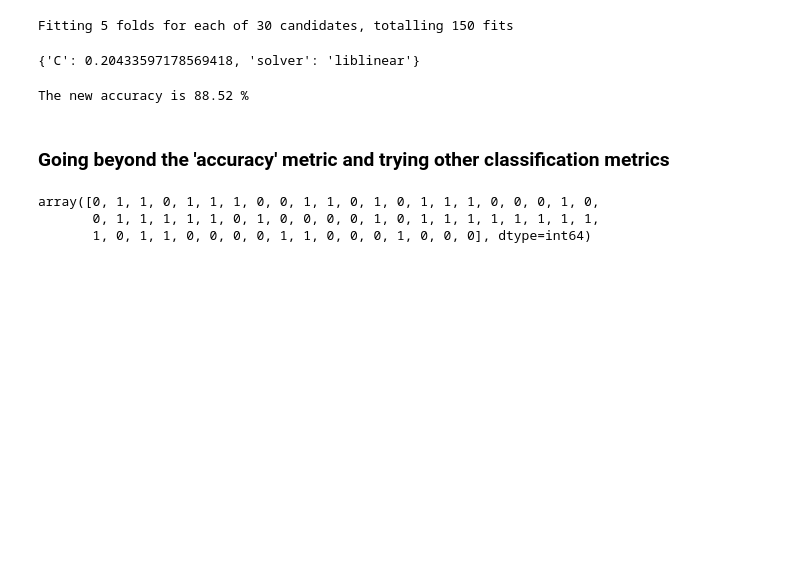
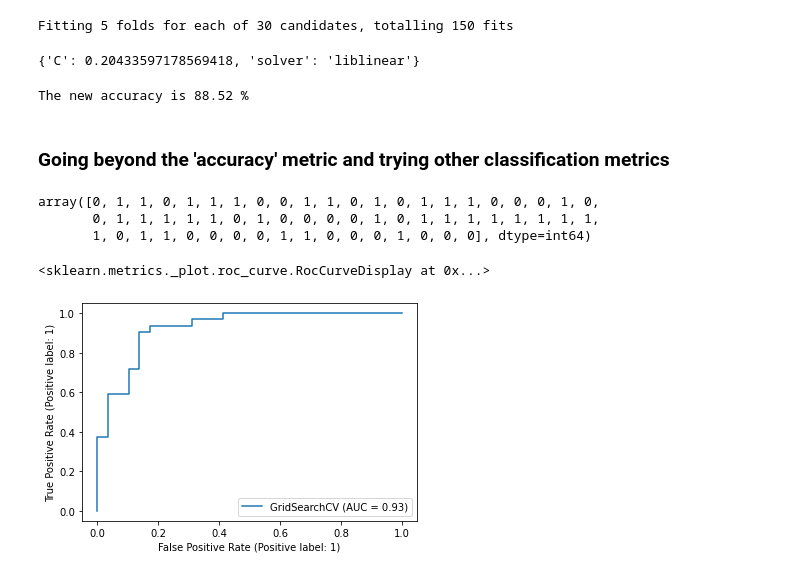
Before and after one commit to Melchizedeke/Heart-Disease-Classification-using-machine-Learning, a Jupyter notebook: codes.ipynb, the cells around one changed output. Cells and saved outputs as stored; diff of their text form; code cells hidden in the pictures; blank space fills up the shorter version.

Commit message:
Plotted the ROC curve

```diff
--- a/codes.ipynb
+++ b/codes.ipynb
@@ -604,3 +604,9 @@ y_preds
 array([0, 1, 1, 0, 1, 1, 1, 0, 0, 1, 1, 0, 1, 0, 1, 1, 1, 0, 0, 0, 1, 0,
        0, 1, 1, 1, 1, 1, 0, 1, 0, 0, 0, 0, 1, 0, 1, 1, 1, 1, 1, 1, 1, 1,
        1, 0, 1, 1, 0, 0, 0, 0, 1, 1, 0, 0, 0, 1, 0, 0, 0], dtype=int64)
+# %%
+# Plot ROC curve and calcualte AUC metric
+plot_roc_curve(gscv_log_reg, X_test, y_test)
+# %% [output]
+<sklearn.metrics._plot.roc_curve.RocCurveDisplay at 0x...>
+[figure, added]
```
